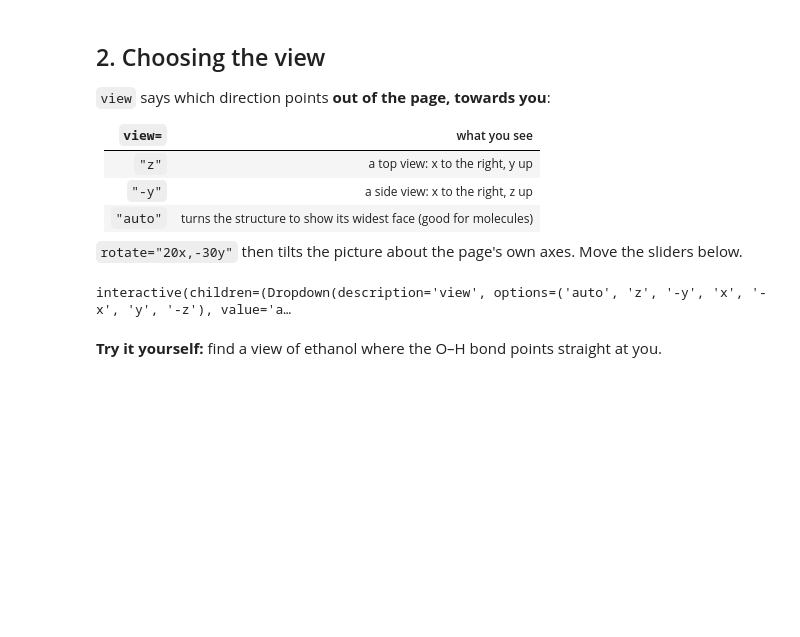
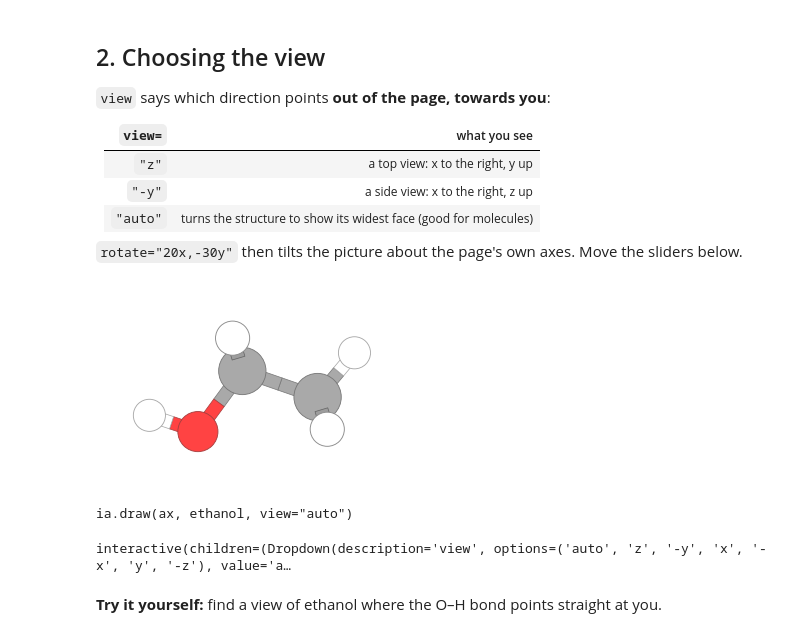
Before and after one commit to JoelCrewe/InkAtoms, a Jupyter notebook: examples/tutorial.ipynb, the cells around one changed output. Saved outputs shown, nothing was run; the diff lists cells and outputs as text; code cells hidden in the pictures; blank space fills up the shorter version.

```diff
--- a/examples/tutorial.ipynb
+++ b/examples/tutorial.ipynb
@@ -43,5 +47,11 @@ On **Google Colab**, remove the `#` from the first line of the next cell and run
 # %%
-# %pip install -q "inkatoms[all] @ git+https://github.com/JoelCrewe/InkAtoms" ipywidgets
+#@title Setup: run this first
+import sys
+
+if "google.colab" in sys.modules:                 # Colab: install inkatoms into this session
+    get_ipython().run_line_magic("pip", 'install -q "inkatoms[all] @ git+https://github.com/JoelCrewe/InkAtoms" ipywidgets')
+    from google.colab import output
+    output.enable_custom_widget_manager()
 
 %matplotlib inline
 import numpy as np
@@ -57,5 +67,26 @@ except ImportError:
                       "where you installed it (Kernel > Change kernel), or run: "
                       '%pip install "inkatoms[all]" ipywidgets') from None
 
+try:                                               # keep RDKit's own error messages quiet
+    from rdkit import RDLogger
+    RDLogger.DisableLog("rdApp.*")
+except ImportError:
+    pass
+
+
+class raw(str):
+    """A variable name to print as it is, without quotes."""
+    def __repr__(self):
+        return str(self)
+
+
+def print_call(func, *args, **kwargs):
+    """Print the call that makes the picture above, leaving out options that are None."""
+    def as_code(value):
+        return repr(round(value, 3) if isinstance(value, float) else value).replace("'", '"')
+    options = [f"{key}={as_code(value)}" for key, value in kwargs.items() if value is not None]
+    print(f"{func}({', '.join([*args, *options])})")
+
+
 plt.rcParams["figure.dpi"] = 110
 print("inkatoms", ia.__version__, "is ready")
@@ -99,14 +128,16 @@ Move the sliders below.
 # %%
 ethanol = molecule("CH3CH2OH")
 
 @interact(view=["auto", "z", "-y", "x", "-x", "y", "-z"], tilt_x=(-90, 90, 5), tilt_y=(-90, 90, 5))
 def show(view="auto", tilt_x=0, tilt_y=0):
     fig, ax = plt.subplots(figsize=(3.4, 3.4))
     ia.draw(ax, ethanol, view=view, rotate=f"{tilt_x}x,{tilt_y}y")
-    ax.set_title(f'view="{view}", rotate="{tilt_x}x,{tilt_y}y"', fontsize=8)
     plt.show()
+    print_call("ia.draw", "ax", "ethanol", view=view, rotate=f"{tilt_x}x,{tilt_y}y" if tilt_x or tilt_y else None)
 # %% [output]
+[figure, added]
-interactive(children=(Dropdown(description='view', options=('auto', 'z', '-y', 'x', '-x', 'y', '-z'), value='a…
+ia.draw(ax, ethanol, view="auto")
+interactive(children=(Dropdown(description='view', options=('auto', 'z', '-y', 'x', '-x', 'y', '-z'), value='a…
 # %% [markdown]
 **Try it yourself:** find a view of ethanol where the O–H bond points straight at you.
 # %% [markdown]
```
Also changed, not shown: parts of 16 cells of this notebook, 1 other file.
